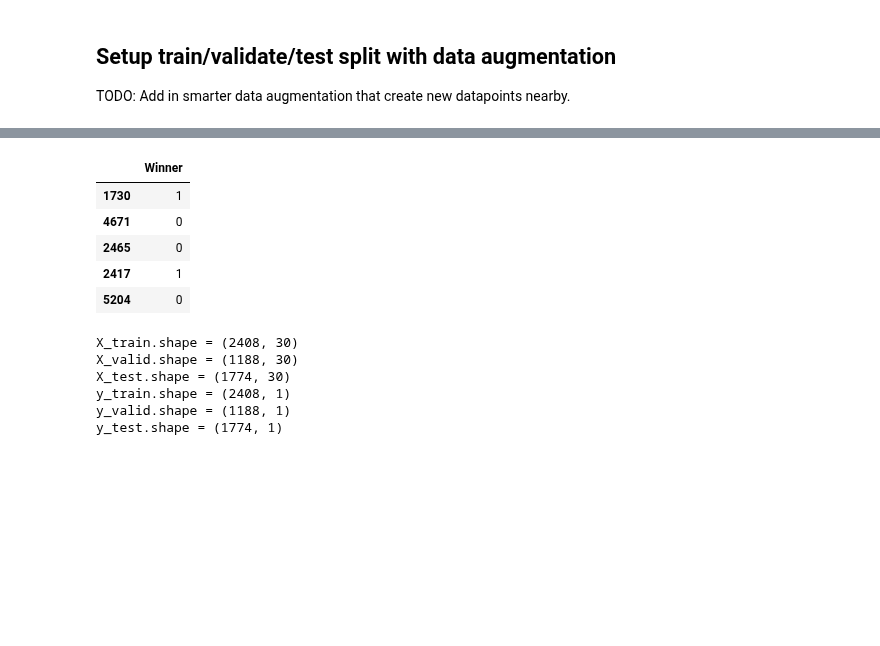
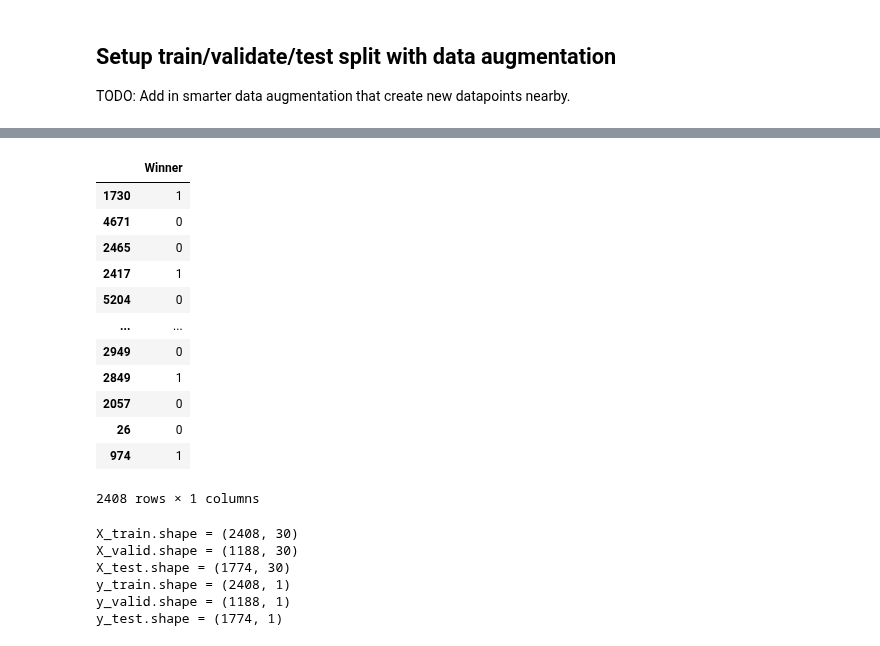
Before and after one commit to tylerlum/ufc_automated_scoring_system, a Jupyter notebook: UFC_automated_scoring.ipynb, the cells around one changed output, grey strips where cells are left out. Cells and saved outputs as stored; diff of their text form; code cells hidden in the pictures; blank space fills up the shorter version.

```diff
--- a/UFC_automated_scoring.ipynb
+++ b/UFC_automated_scoring.ipynb
@@ -129,12 +148,19 @@ X_train.head()
 # %%
-y_train.head()
+y_train
 # %% [output]
 |  | Winner |
 | 1730 | 1 |
 | 4671 | 0 |
 | 2465 | 0 |
 | 2417 | 1 |
 | 5204 | 0 |
+| ... | ... |
+| 2949 | 0 |
+| 2849 | 1 |
+| 2057 | 0 |
+| 26 | 0 |
+| 974 | 1 |
+2408 rows × 1 columns
 # %%
 print(f"X_train.shape = {X_train.shape}")
 print(f"X_valid.shape = {X_valid.shape}")
```
Also changed, not shown: parts of 40 cells of this notebook.
